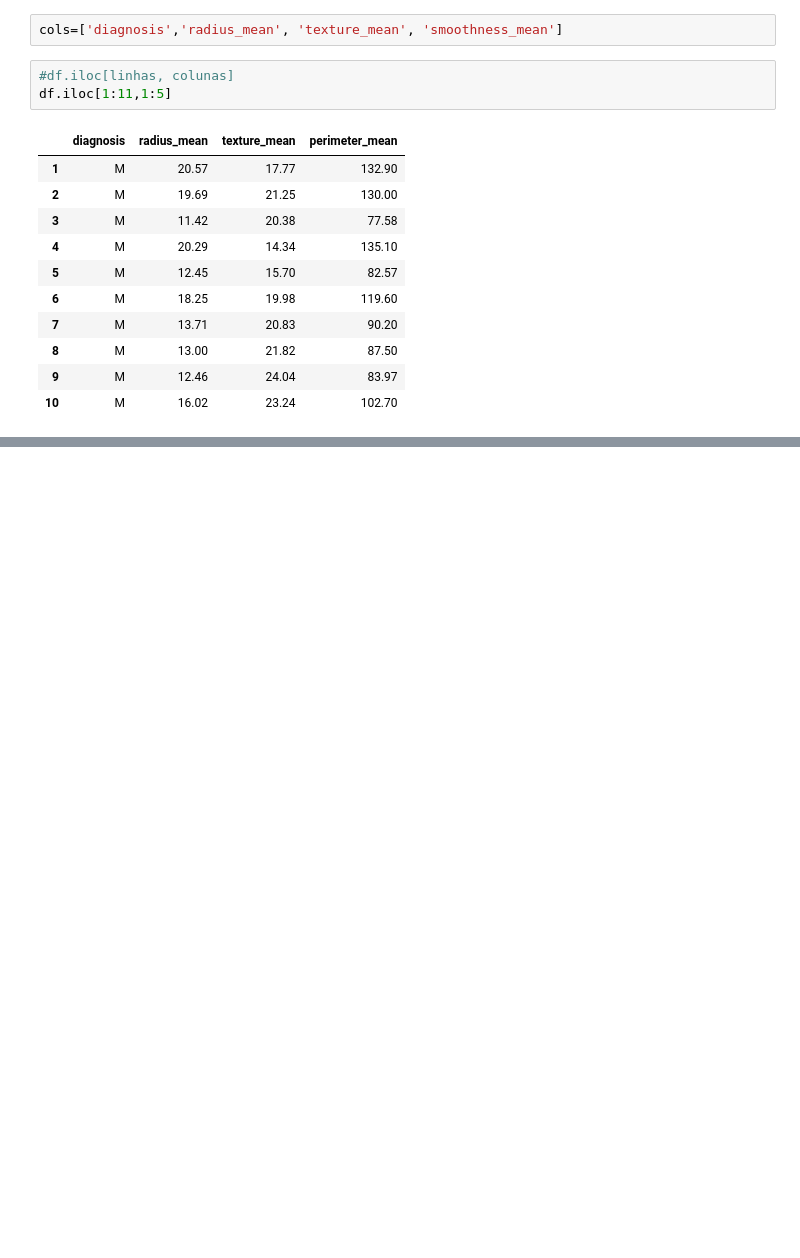
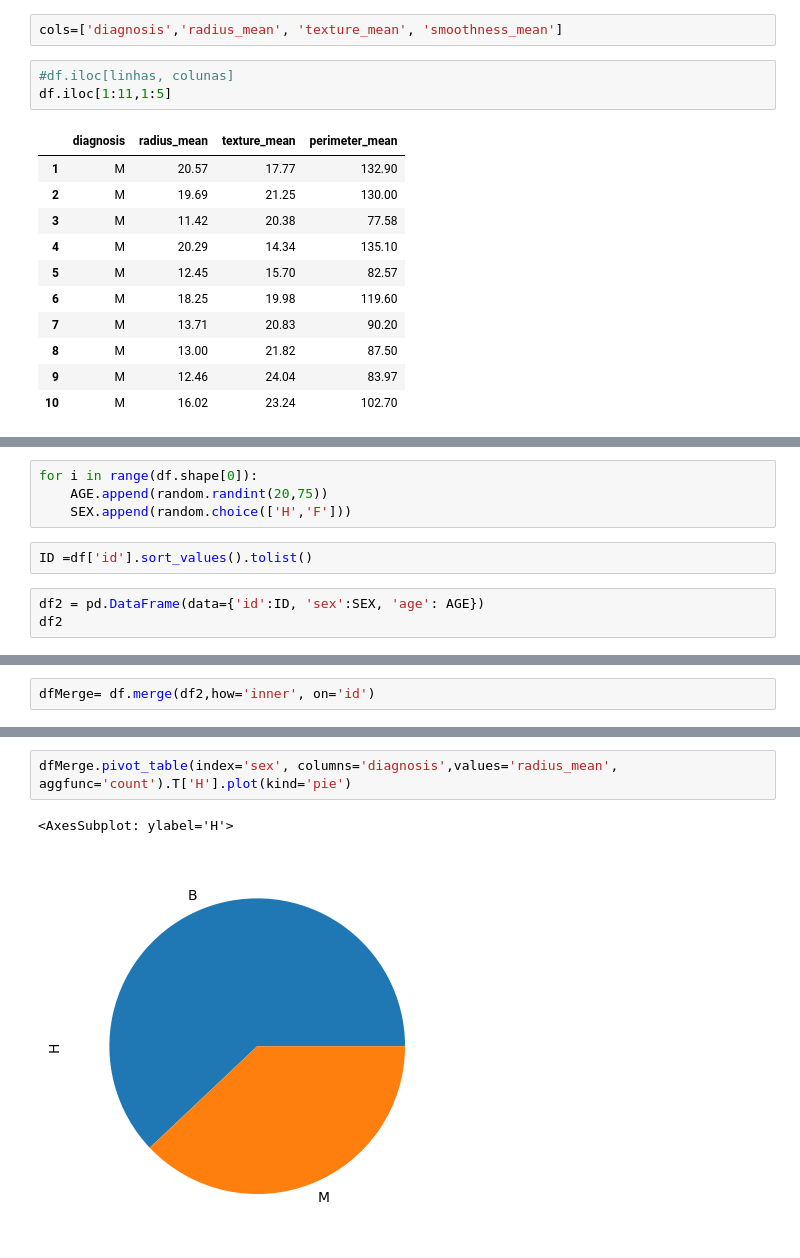
Before and after one commit to carlitos9087/Caderno_de_anota-es_python, a Jupyter notebook: seaborn_pandas/teste.ipynb, the cells around one changed output, grey strips where cells are left out. Drawn from its saved outputs; the diff is of its cells as text; blank space fills up the shorter version.

```diff
--- a/seaborn_pandas/teste.ipynb
+++ b/seaborn_pandas/teste.ipynb
@@ -23,0 +309,9 @@ df.iloc[1:11,1:5]
+# %%
+for i in range(df.shape[0]):
+    AGE.append(random.randint(20,75))
+    SEX.append(random.choice(['H','F']))
+# %%
+ID =df['id'].sort_values().tolist()
+# %%
+df2 = pd.DataFrame(data={'id':ID, 'sex':SEX, 'age': AGE})
+df2
@@ -23,0 +332,2 @@ df.iloc[1:11,1:5]
+# %%
+dfMerge= df.merge(df2,how='inner', on='id')
@@ -23,0 +392,5 @@ df.iloc[1:11,1:5]
+# %%
+dfMerge.pivot_table(index='sex', columns='diagnosis',values='radius_mean', aggfunc='count').T['H'].plot(kind='pie')
+# %% [output]
+<AxesSubplot: ylabel='H'>
+[figure, added]
```
Also changed, not shown: parts of 60 cells of this notebook, 3 other files.
